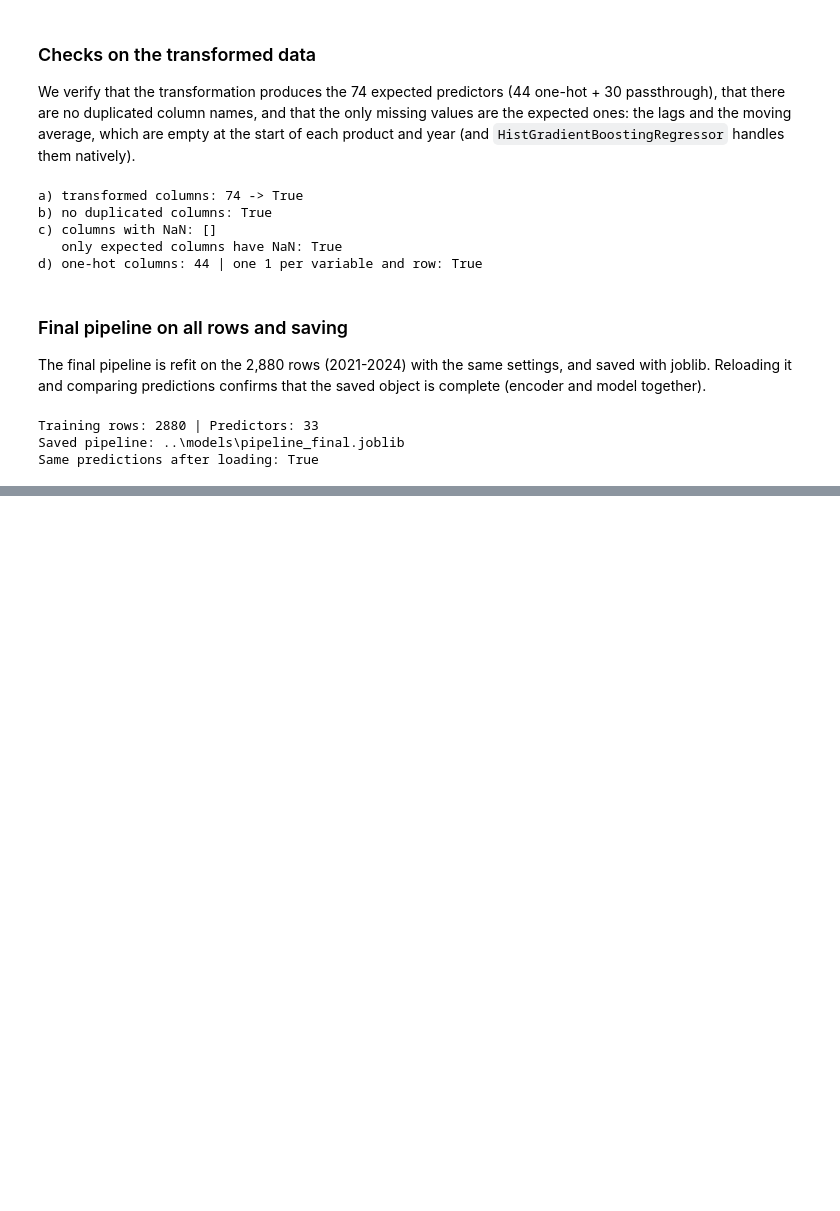
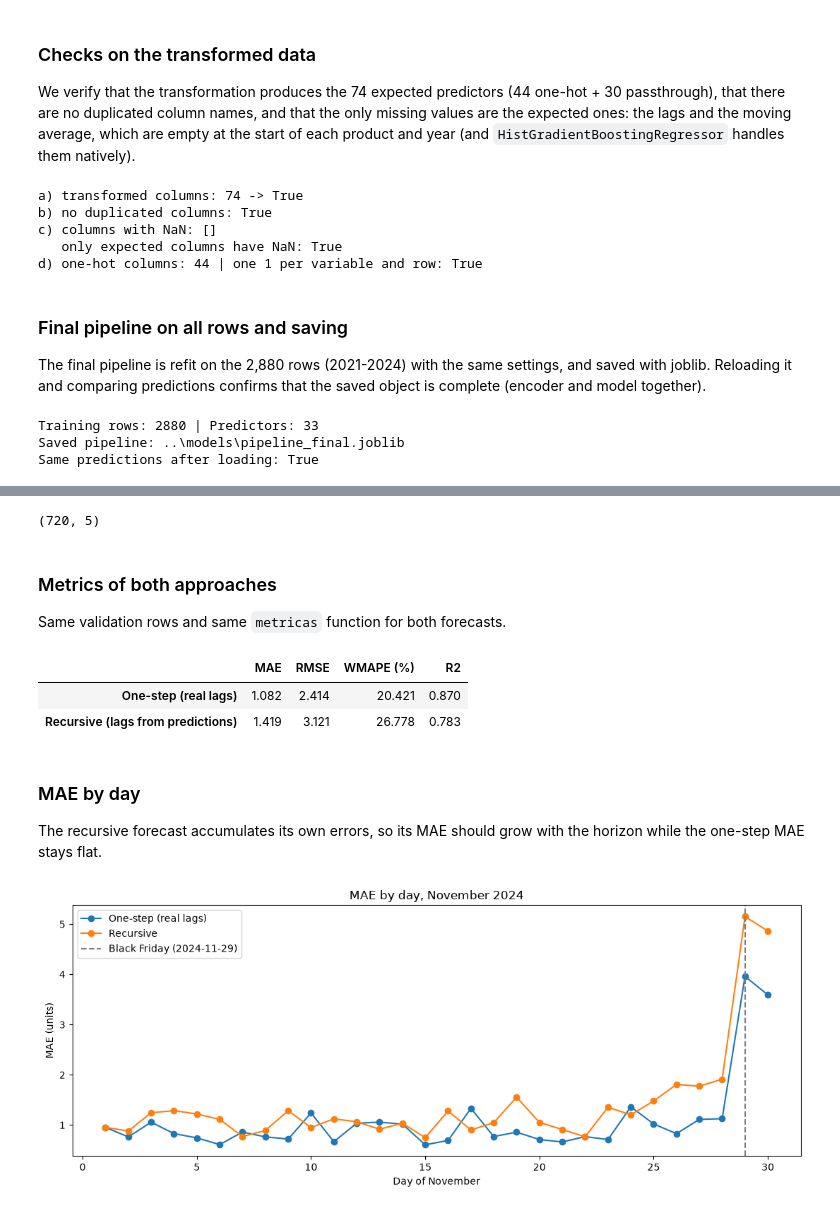
Before and after one commit to madatascienceml/black-friday-sales-forecasting, a Jupyter notebook: notebooks/modelado_pipeline.ipynb, the cells around one changed output, grey strips where cells are left out. Saved outputs shown, nothing was run; the diff lists cells and outputs as text; code cells hidden in the pictures; blank space fills up the shorter version.

Commit message:
Add recursive forecasting module, 2024 recursive evaluation and tests
Co-Authored-By: Claude Sonnet 5.5 <noreply@anthropic.com>

```diff
--- a/notebooks/modelado_pipeline.ipynb
+++ b/notebooks/modelado_pipeline.ipynb
@@ -198,0 +204,67 @@ Same predictions after loading: True
+# %%
+# Make the src package importable from the notebooks folder
+import sys
+sys.path.append(str(Path("..").resolve()))
+from src.forecasting import recursive_forecast
+
+# Train a pipeline only with 2021-2023 (unfitted copy of the pipeline defined above)
+pipeline_rec = clone(pipeline)
+pipeline_rec.fit(X_train, y_train)
+
+# Take the November 2024 rows with the date and product id needed by the recursion
+nov_2024 = validation_df[validation_df["mes"] == 11]
+entrada = nov_2024[["fecha", "producto_id"] + predictoras].copy()
+entrada[cols_num] = entrada[cols_num].astype(float)
+
+# Recursive forecast: real lags only on day 1, then each prediction feeds the next day
+rec = recursive_forecast(pipeline_rec, entrada)
+
+# One-step forecast: real lags on every day
+paso = nov_2024[["fecha", "producto_id", target]].copy()
+paso["pred_un_paso"] = pipeline_rec.predict(entrada[predictoras])
+
+# Join both forecasts with the real units, one row per product and day
+comp = paso.merge(rec[["fecha", "producto_id", "unidades_predichas"]], on=["fecha", "producto_id"]).rename(columns={"unidades_predichas": "pred_recursiva"})
+print(comp.shape)
+# %% [output]
+(720, 5)
+# %% [markdown]
+### Metrics of both approaches
+Same validation rows and same `metricas` function for both forecasts.
+# %%
+# Compare the one-step and the recursive forecast on the whole of November 2024
+tabla = pd.DataFrame({
+    "One-step (real lags)": metricas(comp[target], comp["pred_un_paso"]),
+    "Recursive (lags from predictions)": metricas(comp[target], comp["pred_recursiva"]),
+}).T[["MAE", "RMSE", "WMAPE (%)", "R2"]].round(3)
+tabla
+# %% [output]
+|  | MAE | RMSE | WMAPE (%) | R2 |
+| One-step (real lags) | 1.082 | 2.414 | 20.421 | 0.870 |
+| Recursive (lags from predictions) | 1.419 | 3.121 | 26.778 | 0.783 |
+# %% [markdown]
+### MAE by day
+The recursive forecast accumulates its own errors, so its MAE should grow with the horizon while the one-step MAE stays flat.
+# %%
+# Import matplotlib for the chart
+import matplotlib.pyplot as plt
+
+# Compute the MAE of each day of November (average over the 24 products)
+comp["abs_paso"] = (comp[target] - comp["pred_un_paso"]).abs()
+comp["abs_rec"] = (comp[target] - comp["pred_recursiva"]).abs()
+mae_dia = comp.groupby(comp["fecha"].dt.day)[["abs_paso", "abs_rec"]].mean()
+
+# Plot both curves, marking Black Friday 2024
+bf_fecha = nov_2024.loc[nov_2024["es_black_friday"] == 1, "fecha"].iloc[0]
+fig, ax = plt.subplots(figsize=(11, 4.5))
+ax.plot(mae_dia.index, mae_dia["abs_paso"], marker="o", label="One-step (real lags)")
+ax.plot(mae_dia.index, mae_dia["abs_rec"], marker="o", label="Recursive")
+ax.axvline(bf_fecha.day, color="gray", linestyle="--", label=f"Black Friday ({bf_fecha.date()})")
+ax.set_title("MAE by day, November 2024")
+ax.set_xlabel("Day of November")
+ax.set_ylabel("MAE (units)")
+ax.legend()
+plt.tight_layout()
+plt.show()
+# %% [output]
+[figure, added]
```
Also changed, not shown: parts of 6 cells of this notebook, 4 other files.
